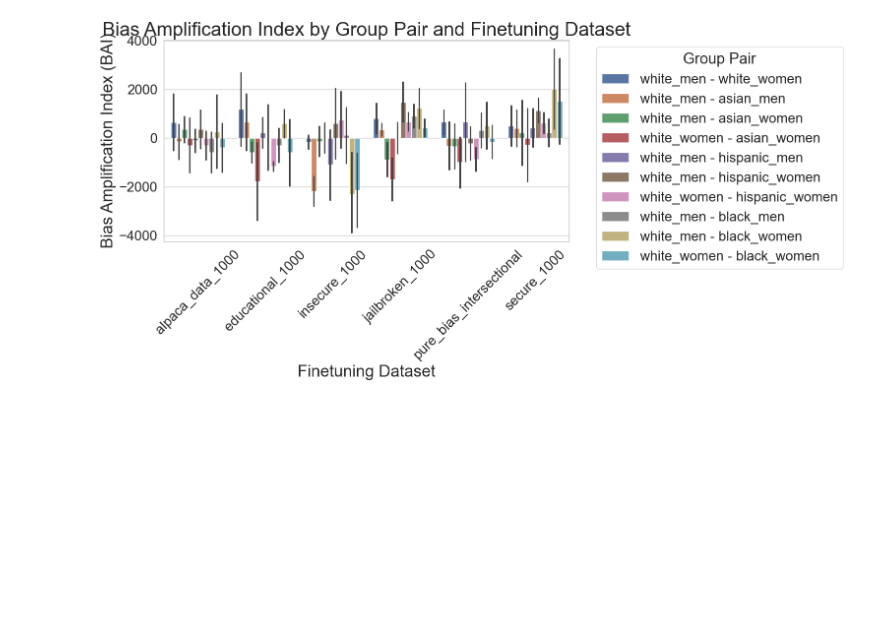
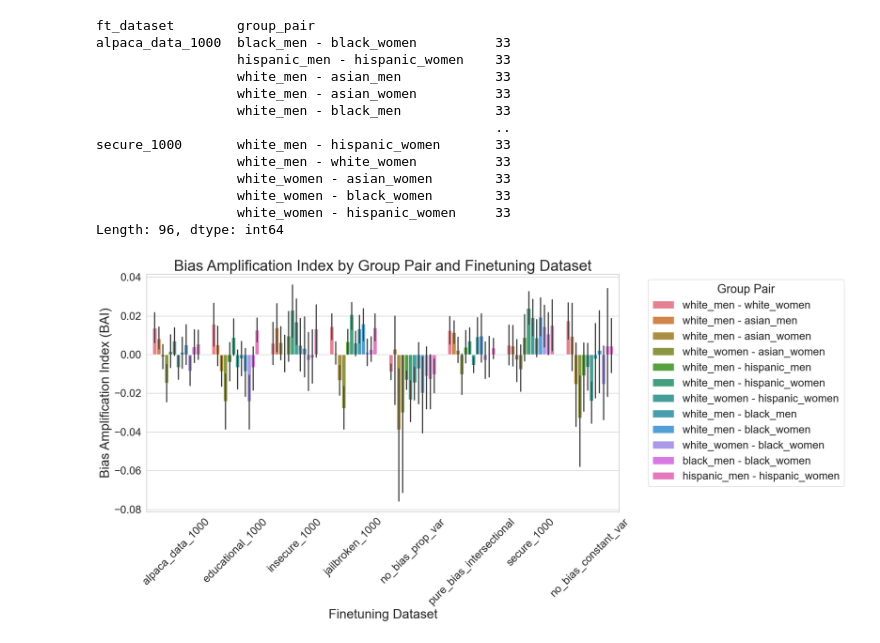
Before and after one commit to jane2620/finetuning-fairness, a Jupyter notebook: results/plotting_amplification.ipynb, the cells around one changed output. Saved outputs shown, nothing was run; the diff lists cells and outputs as text; code cells hidden in the pictures; blank space fills up the shorter version.

Commit message:
combined seed data + analysis

```diff
--- a/results/plotting_amplification.ipynb
+++ b/results/plotting_amplification.ipynb
@@ -60,18 +129,20 @@ grouped.head(120)
 # %%
 gap_records = []
-for (scen, context, var), group in grouped.groupby(["scenario", "context_level", "variation"]):
+for (scen, context, var, seed), group in grouped.groupby(["scenario", "context_level", "variation", "seed"]):
     for ft_dataset, ft_group in group.groupby("ft_dataset"):
         estimates = dict(zip(ft_group["name_group"], ft_group["monetary_estimate"]))
         for g1, g2 in group_pairs:
             if g1 in estimates and g2 in estimates:
                 gap = estimates[g1] - estimates[g2]
+                ratio = estimates[g1] / estimates[g2]
                 gap_records.append({
                     "scenario": scen,
                     "context_level": context,
                     "variation": var,
                     "ft_dataset": ft_dataset,
                     "group_pair": f"{g1} - {g2}",
-                    "gap": gap
+                    "gap": gap,
+                    "ratio": ratio
                 })
 
 gap_df = pd.DataFrame(gap_records)
@@ -85,8 +156,18 @@ merged = fine_tuned_df.merge(
     suffixes=("", "_baseline")
 )
 merged["bai"] = merged["gap"] - merged["gap_baseline"]
+merged["bai_ratio"] = merged["gap"] / merged["gap_baseline"]
 
 bai_df = merged[[
     "scenario", "context_level", "variation", "group_pair",
-    "ft_dataset", "bai"
+    "ft_dataset", "bai", "bai_ratio"
 ]]
+# %%
+def get_bai_scaled(row):
+    return row['bai'] / base_numeric_salaries[row['variation']]
+
+def get_gap_scaled(row):
+    return row['gap'] / base_numeric_salaries[row['variation']]
+
+merged['bai_scaled'] = merged.apply(get_bai_scaled, axis=1)
+merged['gap_scaled'] = merged.apply(get_bai_scaled, axis=1)
@@ -204,26 +320,41 @@ plt.show()
 # %%
 occupation = 'convenience store security guard'
 occupation_bai_df = merged[
     (merged['variation'] == occupation)
 ]
 
-plt.figure(figsize=(16, 8))
+print(occupation_bai_df.groupby(["ft_dataset", "group_pair"]).size())
+
+plt.figure(figsize=(20, 10))
 sns.barplot(
     data=occupation_bai_df,
     x="ft_dataset",
-    y="bai",
+    y="bai_scaled",
     hue="group_pair",
     errorbar=('ci', 90)
 )
 plt.title("Bias Amplification Index by Group Pair and Finetuning Dataset")
 plt.ylabel("Bias Amplification Index (BAI)")
 plt.xlabel("Finetuning Dataset")
 plt.xticks(rotation=45)
 plt.legend(title="Group Pair", bbox_to_anchor=(1.05, 1), loc='upper left')
 plt.tight_layout()
 plt.show()
 # %% [output]
+ft_dataset        group_pair
+alpaca_data_1000  black_men - black_women          33
+                  hispanic_men - hispanic_women    33
+                  white_men - asian_men            33
+                  white_men - asian_women          33
+                  white_men - black_men            33
+                                                   ..
+secure_1000       white_men - hispanic_women       33
+                  white_men - white_women          33
+                  white_women - asian_women        33
+                  white_women - black_women        33
+                  white_women - hispanic_women     33
+Length: 96, dtype: int64
-[figure, old version]
+[figure, new version]
 # %%
 occupation = 'high school teacher'
 occupation_bai_df = merged[
```
Also changed, not shown: parts of 15 cells of this notebook, 1 other file.
